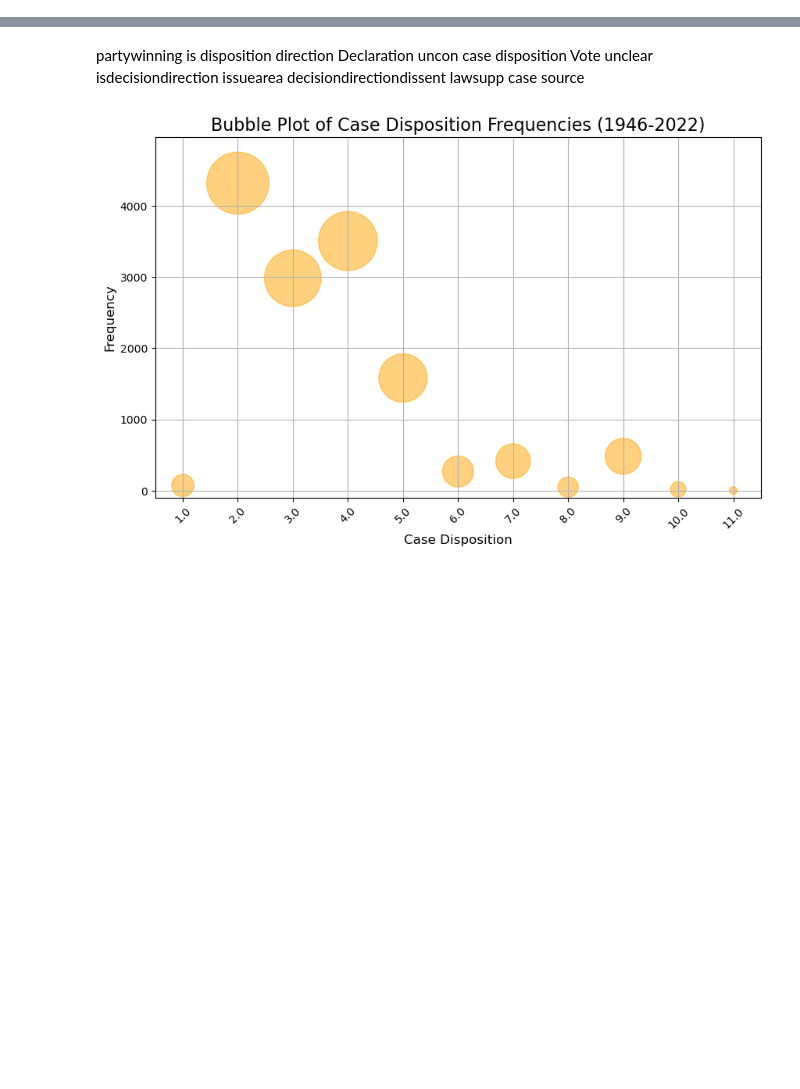
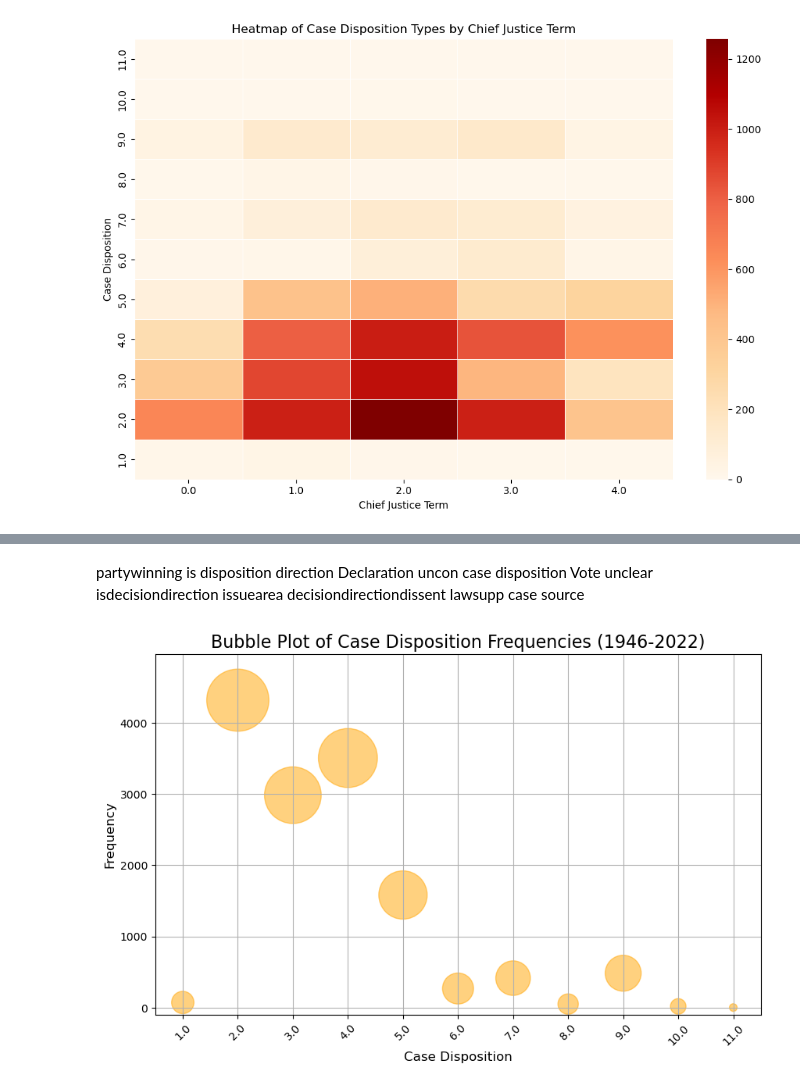
Before and after one commit to dipeshpandya/team_gohan, a Jupyter notebook: function_based_model.ipynb, the cells around one changed output, grey strips where cells are left out. Cells and saved outputs as stored; diff of their text form; code cells hidden in the pictures; blank space fills up the shorter version.

```diff
--- a/function_based_model.ipynb
+++ b/function_based_model.ipynb
@@ -16,0 +71,9 @@ import time
+# %%
+#change decision date to DT
+df['dateDecision'] = pd.to_datetime(df['dateDecision'], errors='coerce')
+# %%
+df['yearDecision'] = df['dateDecision'].dt.year
+case_disposition_over_time = df.groupby('yearDecision')['caseDisposition'].agg(lambda x: x.mode().iloc[0] if not x.mode().empty else np.nan)
+case_disposition_counts = df.groupby('yearDecision')['caseDisposition'].value_counts()
+case_disposition_counts_df = pd.DataFrame(case_disposition_counts)
+case_disposition_counts_df.head()
@@ -16,0 +88,4 @@ import time
+# %%
+chief_counts = df.groupby('chief_term')['caseDisposition'].value_counts()
+chief_counts_df = pd.DataFrame(chief_counts)
+chief_counts_df.head()
@@ -16,0 +100,18 @@ import time
+# %%
+# Pivot the DataFrame to get counts for each disposition per year
+pivot_df2 = chief_counts_df.pivot_table(index='caseDisposition', columns='chief_term', values='count', fill_value=0)
+pivot_df2 = pivot_df2.sort_index(ascending=False)
+# Plot the heatmap
+plt.figure(figsize=(10, 7))
+sns.heatmap(pivot_df2, annot=False, cmap='OrRd', cbar=True, linewidths=.5)
+
+# Customize the plot
+plt.title('Heatmap of Case Disposition Types by Chief Justice Term')
+plt.xlabel('Chief Justice Term')
+plt.ylabel('Case Disposition')
+plt.tight_layout()  # Adjust layout to fit labels
+
+# Show the plot
+plt.show()
+# %% [output]
+[figure, added]
```
Also changed, not shown: parts of 26 cells of this notebook.
